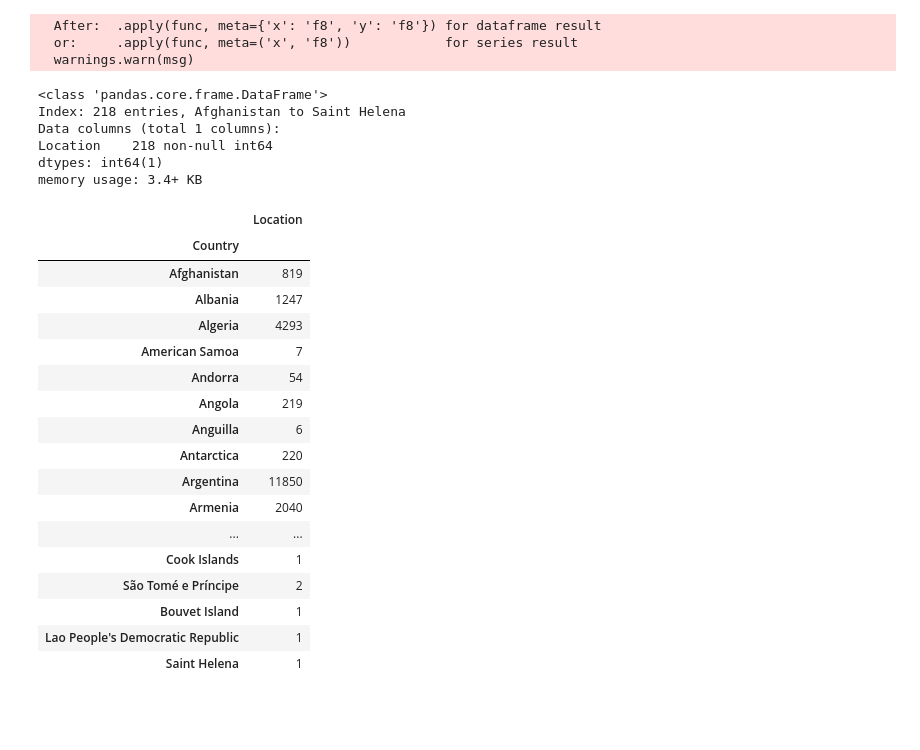
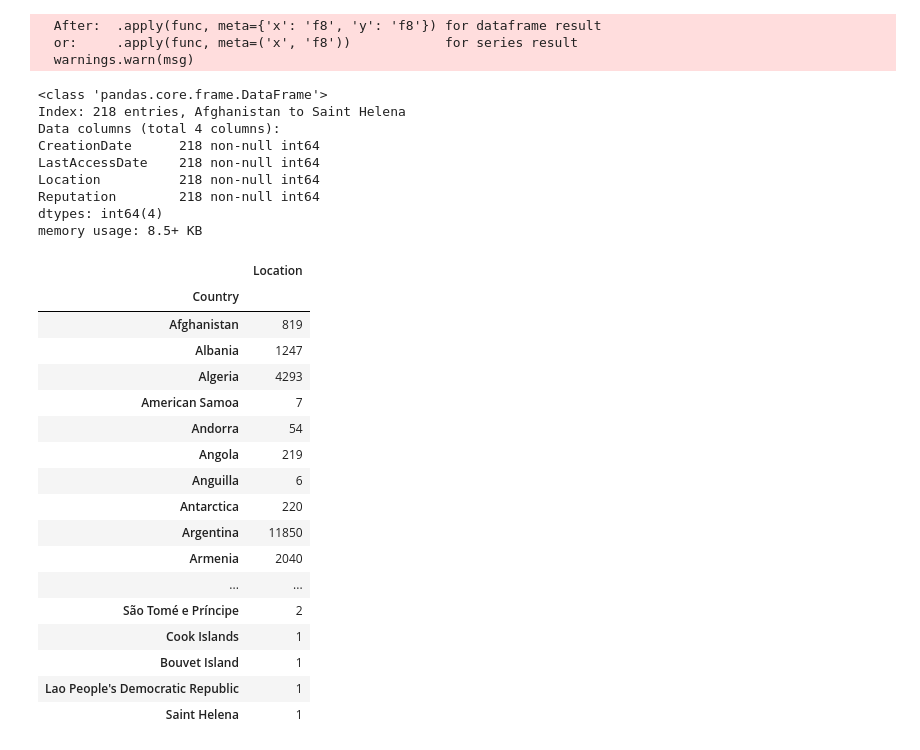
Before and after one commit to schmitzlucien/bigdata-stackoverflow, a Jupyter notebook: Project_dask_plot_location.ipynb, the cells around one changed output. Cells and saved outputs as stored; diff of their text form; code cells hidden in the pictures; blank space fills up the shorter version.

```diff
--- a/Project_dask_plot_location.ipynb
+++ b/Project_dask_plot_location.ipynb
@@ -31,13 +26,10 @@ def find_which_country(countries, location):
             for word in country:
                 if word in location:
                     return countries[index][0]
-        # check for US states
-        for state in states:
-            if state in location:
-                return 'United States'
     return 'Others'
 # %%
-df = dd.read_csv('Users.csv',usecols=[4])
+df = dd.read_csv('Users.csv',usecols=[2,3,4,5])
+df = df.astype({'CreationDate': 'datetime64', 'LastAccessDate': 'datetime64'})
 # %%
 df['Country']=df.apply(lambda row: find_which_country(countries, row['Location']), axis=1)
 df_group=df.groupby(df['Country']).count().compute()
@@ -49,29 +41,33 @@ df_group.info()
   warnings.warn(msg)
 <class 'pandas.core.frame.DataFrame'>
 Index: 218 entries, Afghanistan to Saint Helena
-Data columns (total 1 columns):
-Location    218 non-null int64
-dtypes: int64(1)
-memory usage: 3.4+ KB
+Data columns (total 4 columns):
+CreationDate      218 non-null int64
+LastAccessDate    218 non-null int64
+Location          218 non-null int64
+Reputation        218 non-null int64
+dtypes: int64(4)
+memory usage: 8.5+ KB
 # %%
 pd.set_option('display.max_rows', 500)
+df_group = df_group.drop(['CreationDate', 'LastAccessDate','Reputation'], axis=1)
 df_group
 # %% [output]
 |  | Location |
 | Country |  |
 | Afghanistan | 819 |
 | Albania | 1247 |
 | Algeria | 4293 |
 | American Samoa | 7 |
 | Andorra | 54 |
 | Angola | 219 |
 | Anguilla | 6 |
 | Antarctica | 220 |
 | Argentina | 11850 |
 | Armenia | 2040 |
 | ... | ... |
+| São Tomé e Príncipe | 2 |
 | Cook Islands | 1 |
-| São Tomé e Príncipe | 2 |
 | Bouvet Island | 1 |
 | Lao People's Democratic Republic | 1 |
 | Saint Helena | 1 |
```
Also changed, not shown: parts of 15 cells of this notebook.
